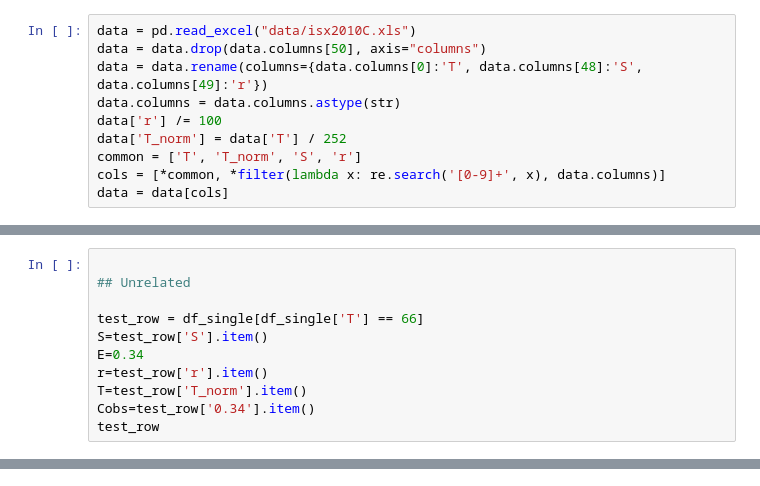
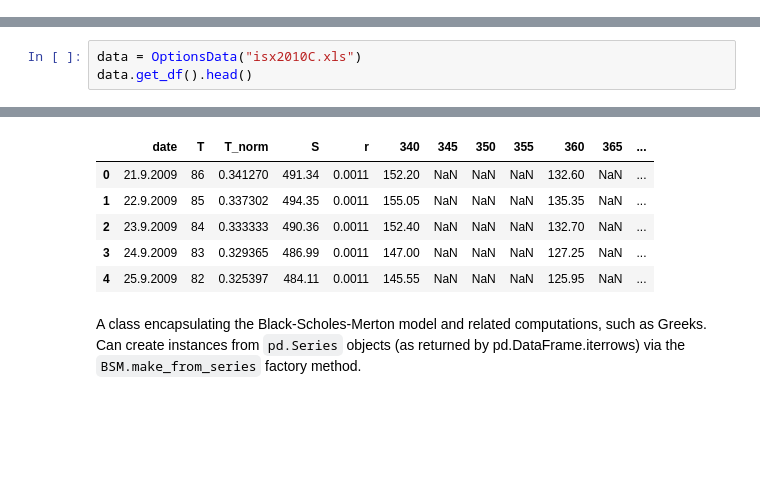
Before and after one commit to tatutimonen/hedging, a Jupyter notebook: myyra_roope.ipynb, the cells around one changed output, grey strips where cells are left out. Saved outputs shown, nothing was run; the diff lists cells and outputs as text; blank space fills up the shorter version.

Commit message:
option from next sheet to delta vega heding

```diff
--- a/myyra_roope.ipynb
+++ b/myyra_roope.ipynb
@@ -32,10 +19,0 @@ Successfully installed pyfinance-1.3.0 xmltodict-0.12.0
-# %%
-data = pd.read_excel("data/isx2010C.xls")
-data = data.drop(data.columns[50], axis="columns")
-data = data.rename(columns={data.columns[0]:'T', data.columns[48]:'S', data.columns[49]:'r'})
-data.columns = data.columns.astype(str)
-data['r'] /= 100
-data['T_norm'] = data['T'] / 252
-common = ['T', 'T_norm', 'S', 'r']
-cols = [*common, *filter(lambda x: re.search('[0-9]+', x), data.columns)]
-data = data[cols]
@@ -146,11 +19,0 @@ nan
-# %%
-
-## Unrelated
-
-test_row = df_single[df_single['T'] == 66]
-S=test_row['S'].item()
-E=0.34
-r=test_row['r'].item()
-T=test_row['T_norm'].item()
-Cobs=test_row['0.34'].item()
-test_row
@@ -184,0 +113,4 @@ nan
+# %%
+data = OptionsData("isx2010C.xls")
+data.get_df().head()
+# %% [output]
@@ -184,0 +118,8 @@ nan
+|  | date | T | T_norm | S | r | 340 | 345 | 350 | 355 | 360 | 365 | ... |
+| 0 | 21.9.2009 | 86 | 0.341270 | 491.34 | 0.0011 | 152.20 | NaN | NaN | NaN | 132.60 | NaN | ... |
+| 1 | 22.9.2009 | 85 | 0.337302 | 494.35 | 0.0011 | 155.05 | NaN | NaN | NaN | 135.35 | NaN | ... |
+| 2 | 23.9.2009 | 84 | 0.333333 | 490.36 | 0.0011 | 152.40 | NaN | NaN | NaN | 132.70 | NaN | ... |
+| 3 | 24.9.2009 | 83 | 0.329365 | 486.99 | 0.0011 | 147.00 | NaN | NaN | NaN | 127.25 | NaN | ... |
+| 4 | 25.9.2009 | 82 | 0.325397 | 484.11 | 0.0011 | 145.55 | NaN | NaN | NaN | 125.95 | NaN | ... |
+# %% [markdown]
+A class encapsulating the Black-Scholes-Merton model and related computations, such as Greeks. Can create instances from `pd.Series` objects (as returned by pd.DataFrame.iterrows) via the `BSM.make_from_series` factory method.
```
Also changed, not shown: parts of 22 cells of this notebook, 1 other file.
